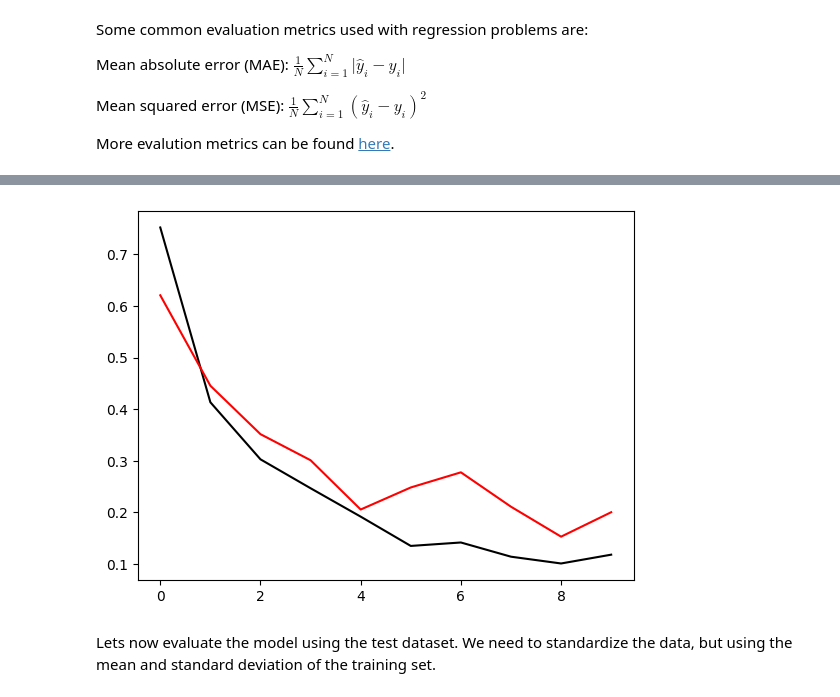
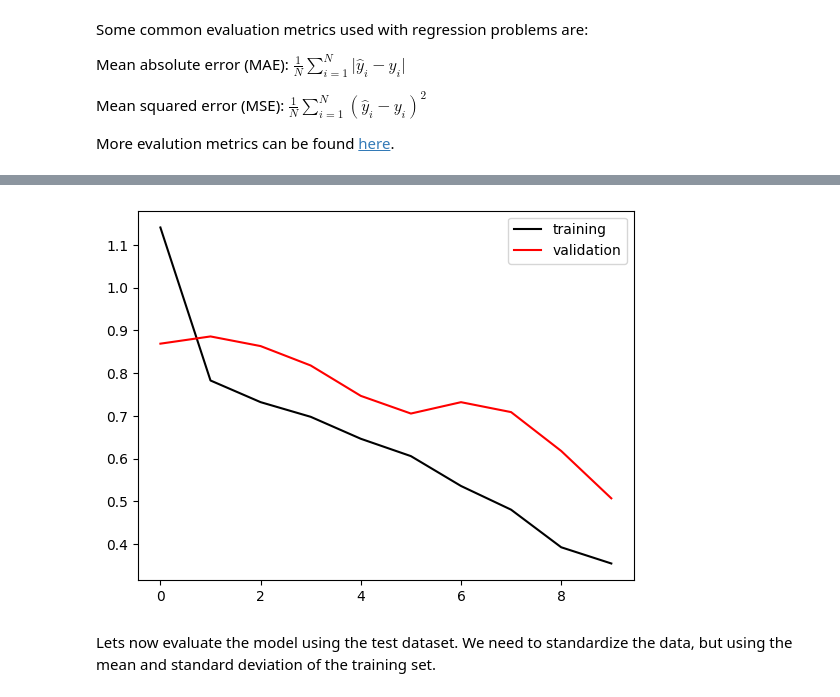
Before and after one commit to mariajmolina/UMDAOSC650, a Jupyter notebook: firstcnn.ipynb, the cells around one changed output, grey strips where cells are left out. Drawn from its saved outputs; the diff is of its cells as text; code cells hidden in the pictures.

```diff
--- a/firstcnn.ipynb
+++ b/firstcnn.ipynb
@@ -143,8 +170,8 @@ print(train_feats.shape[0], train_label.shape[0], test_feats.shape[0], test_labe
 # %%
 # normalization of our training data (note each feature individually processed!)
 train_feats_standardized = xr.concat([
-    z_score(train_feats.isel(feature=0).expand_dims(dim='feature', axis=3)),
-    z_score(train_feats.isel(feature=1).expand_dims(dim='feature', axis=3))],
+    z_score_nosub(train_feats.isel(feature=0).expand_dims(dim='feature', axis=3)),
+    z_score_nosub(train_feats.isel(feature=1).expand_dims(dim='feature', axis=3))],
                                      dim='feature')
 
 train_label_standardized = z_score(train_label)
@@ -189,27 +222,27 @@ model = keras.Sequential()
 model.add(keras.Input(shape=(32, 32, number_of_features)))  # 32x32 images
 
 # data augmentation layers
-#model.add(layers.RandomFlip("horizontal_and_vertical"))
+model.add(layers.RandomFlip("horizontal_and_vertical"))
 #model.add(layers.RandomRotation(factor=(-0.5, 0.5)))
 
 # hidden layers
-model.add(layers.Conv2D(32, 3, strides=1, padding="same", activation="relu"))
-model.add(layers.MaxPooling2D(2))
+model.add(layers.Conv2D(filters=16, kernel_size=(3,3), strides=1, padding="same", activation="relu"))
+model.add(layers.MaxPooling2D(pool_size=(2, 2)))
 model.add(layers.Dropout(0.2))
 
-model.add(layers.Conv2D(64, 3, strides=1, padding="same", activation="relu"))
-model.add(layers.MaxPooling2D(2))
+model.add(layers.Conv2D(filters=32, kernel_size=(3,3), strides=1, padding="same", activation="relu"))
+model.add(layers.MaxPooling2D(pool_size=(2, 2)))
 model.add(layers.Dropout(0.2))
 
-model.add(layers.Conv2D(128, 3, strides=1, padding="same", activation="relu"))
-model.add(layers.MaxPooling2D(2))
+model.add(layers.Conv2D(filters=64, kernel_size=(3,3), strides=1, padding="same", activation="relu"))
+model.add(layers.MaxPooling2D(pool_size=(2, 2)))
 model.add(layers.Dropout(0.2))
 
 # Now that we have 4x4 feature maps, now apply global max pooling.
 model.add(layers.GlobalMaxPooling2D())
 
 # Finally, we add last fully connected (dense) layers
-model.add(layers.Dense(64))
+model.add(layers.Dense(32))
 model.add(layers.Dense(1, activation="linear"))
 
 # print model summary
@@ -290,9 +327,10 @@ Epoch 10/10
 # %%
-plt.plot(history.history["mean_squared_error"], c='k')
-plt.plot(history.history["val_mean_squared_error"], c='r')
+plt.plot(history.history["mean_squared_error"], c='k', label='training')
+plt.plot(history.history["val_mean_squared_error"], c='r', label='validation')
+plt.legend()
 plt.show()
 # %% [output]
-[figure, old version]
+[figure, new version]
 # %% [markdown]
 Lets now evaluate the model using the test dataset. We need to standardize the data, but using the mean and standard deviation of the training set.
 # %%
```
Also changed, not shown: parts of 16 cells of this notebook.
